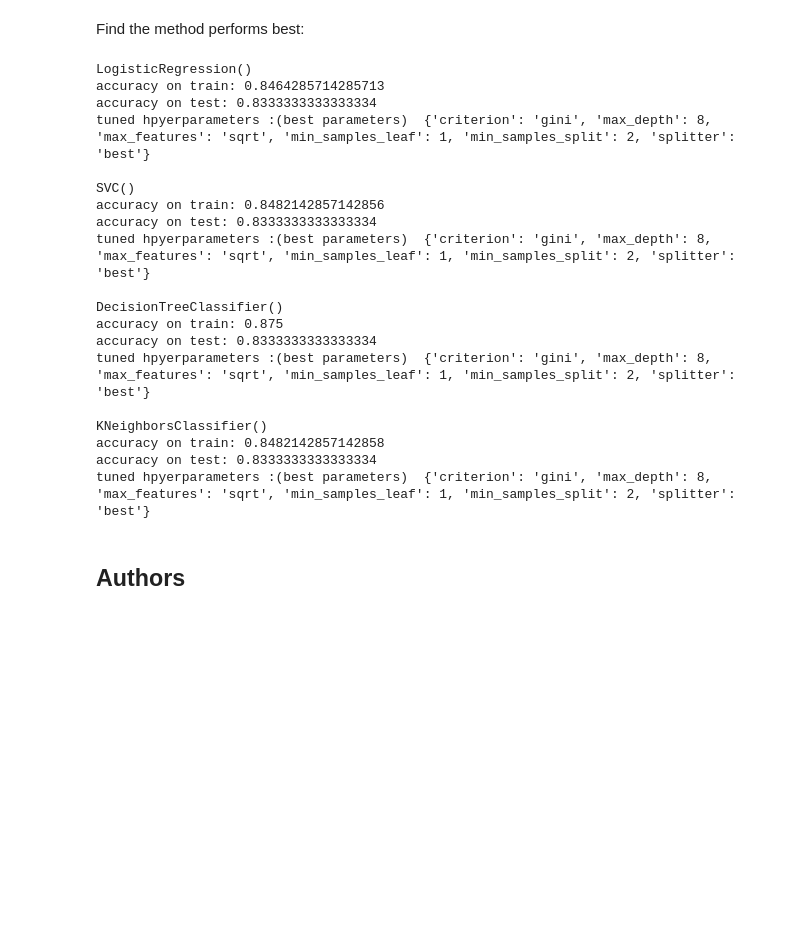
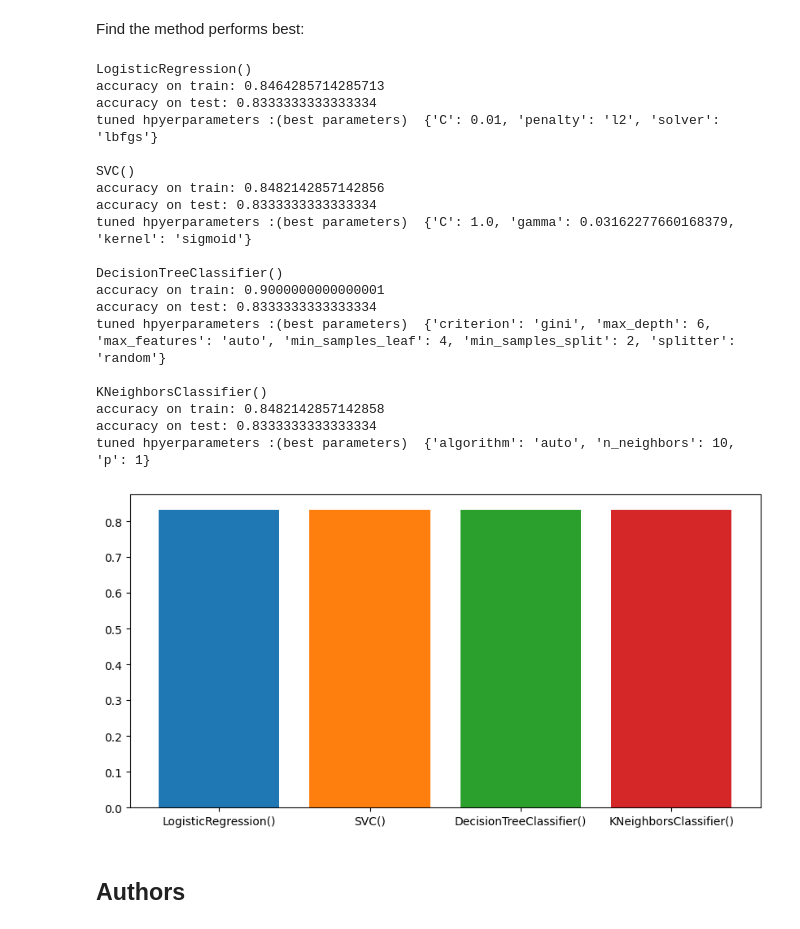
Before and after one commit to TheStrange-007/IBM-DS-Project, a Jupyter notebook: src/machine learning/SpaceX_Machine_Learning_Prediction.ipynb, the cells around one changed output. Saved outputs shown, nothing was run; the diff lists cells and outputs as text; code cells hidden in the pictures; blank space fills up the shorter version.

```diff
--- a/src/machine learning/SpaceX_Machine_Learning_Prediction.ipynb
+++ b/src/machine learning/SpaceX_Machine_Learning_Prediction.ipynb
@@ -327,28 +344,37 @@ for model in [logreg_cv, svm_cv, tree_cv, knn_cv]:
     print(model.estimator)
     print("accuracy on train:",model.best_score_)
     print("accuracy on test:",model.score(X_test, Y_test))
-    print("tuned hpyerparameters :(best parameters) ",tree_cv.best_params_)
+    print("tuned hpyerparameters :(best parameters) ",model.best_params_)
     print()
 # %% [output]
 LogisticRegression()
 accuracy on train: 0.8464285714285713
 accuracy on test: 0.8333333333333334
-tuned hpyerparameters :(best parameters)  {'criterion': 'gini', 'max_depth': 8, 'max_features': 'sqrt', 'min_samples_leaf': 1, 'min_samples_split': 2, 'splitter': 'best'}
+tuned hpyerparameters :(best parameters)  {'C': 0.01, 'penalty': 'l2', 'solver': 'lbfgs'}
 
 SVC()
 accuracy on train: 0.8482142857142856
 accuracy on test: 0.8333333333333334
-tuned hpyerparameters :(best parameters)  {'criterion': 'gini', 'max_depth': 8, 'max_features': 'sqrt', 'min_samples_leaf': 1, 'min_samples_split': 2, 'splitter': 'best'}
+tuned hpyerparameters :(best parameters)  {'C': 1.0, 'gamma': 0.03162277660168379, 'kernel': 'sigmoid'}
 
 DecisionTreeClassifier()
-accuracy on train: 0.875
+accuracy on train: 0.9000000000000001
 accuracy on test: 0.8333333333333334
-tuned hpyerparameters :(best parameters)  {'criterion': 'gini', 'max_depth': 8, 'max_features': 'sqrt', 'min_samples_leaf': 1, 'min_samples_split': 2, 'splitter': 'best'}
+tuned hpyerparameters :(best parameters)  {'criterion': 'gini', 'max_depth': 6, 'max_features': 'auto', 'min_samples_leaf': 4, 'min_samples_split': 2, 'splitter': 'random'}
 
 KNeighborsClassifier()
 accuracy on train: 0.8482142857142858
 accuracy on test: 0.8333333333333334
-tuned hpyerparameters :(best parameters)  {'criterion': 'gini', 'max_depth': 8, 'max_features': 'sqrt', 'min_samples_leaf': 1, 'min_samples_split': 2, 'splitter': 'best'}
+tuned hpyerparameters :(best parameters)  {'algorithm': 'auto', 'n_neighbors': 10, 'p': 1}
+# %%
+plt.figure(figsize=(10,5))
+
+for model in [logreg_cv, svm_cv, tree_cv, knn_cv]:
+    plt.bar(str(model.estimator), model.score(X_test, Y_test))
+
+plt.show()
+# %% [output]
+[figure, added]
 # %% [markdown]
 ## Authors
 # %% [markdown]
```
Also changed, not shown: parts of 9 cells of this notebook, 4 other files.
